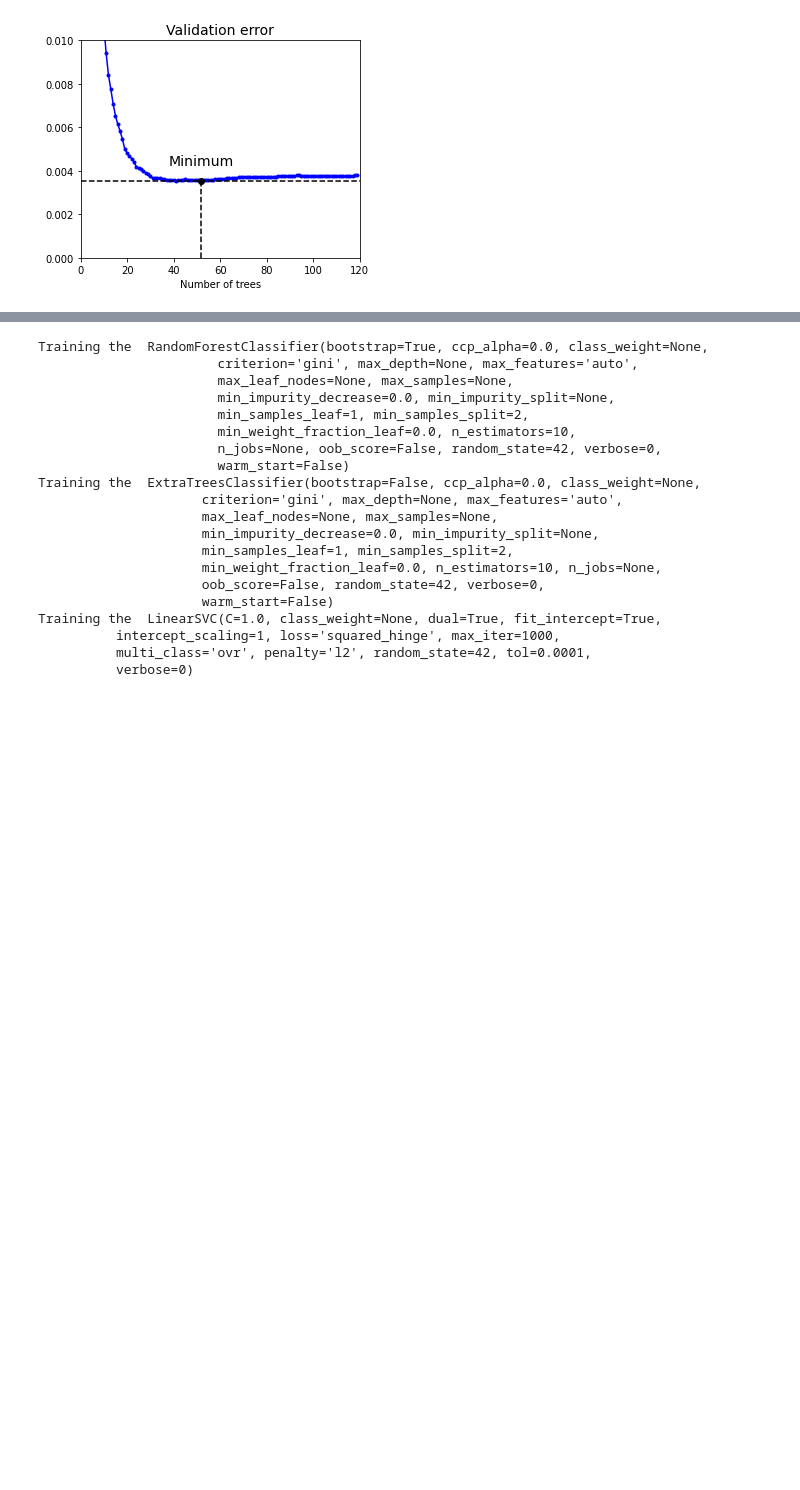
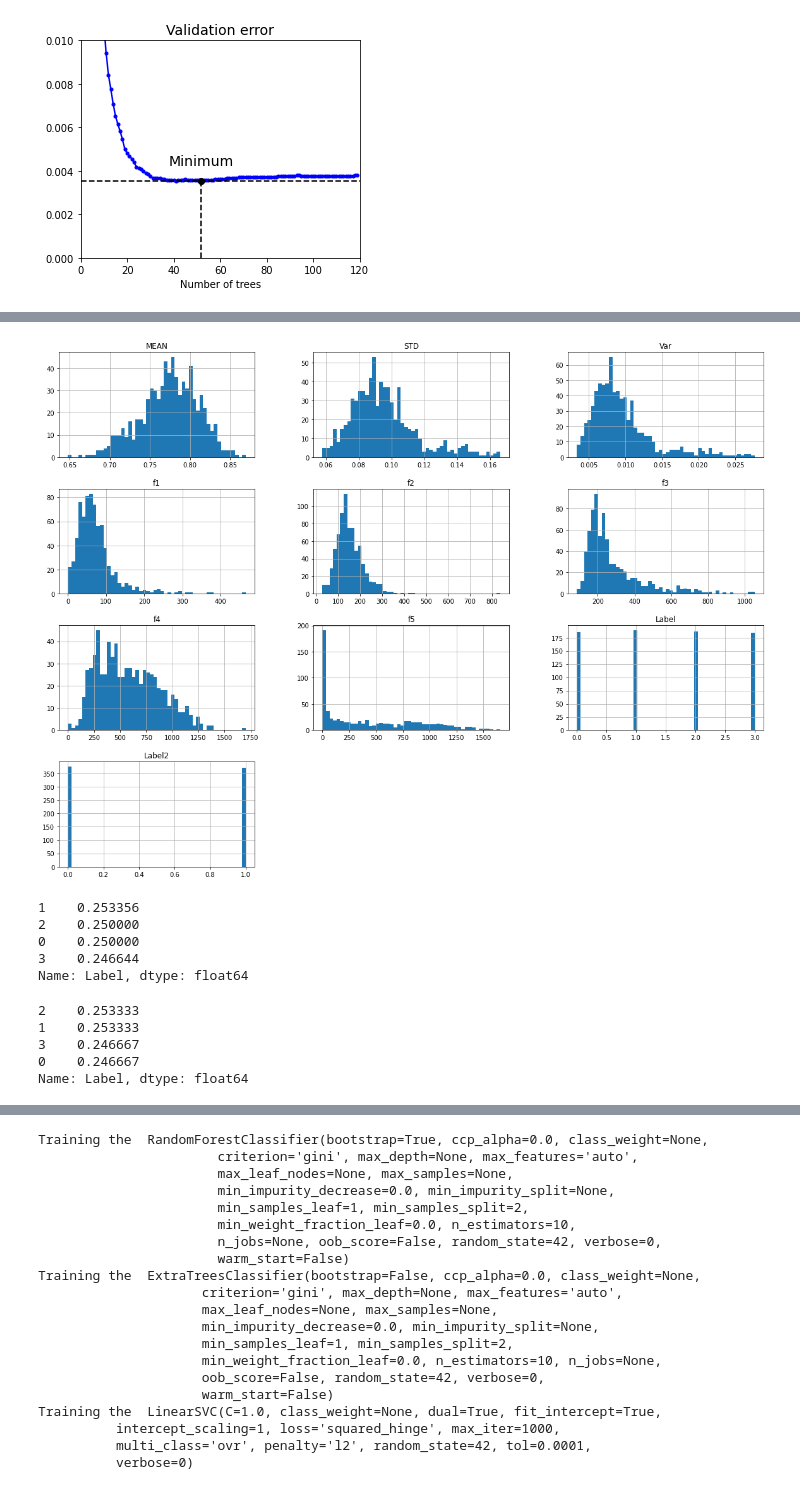
Before and after one commit to niuhaoyu16/Python-1-Read-CSV-files, a Jupyter notebook: ensemble_learning.ipynb, the cells around one changed output, grey strips where cells are left out. Drawn from its saved outputs; the diff is of its cells as text; code cells hidden in the pictures; blank space fills up the shorter version.

```diff
--- a/ensemble_learning.ipynb
+++ b/ensemble_learning.ipynb
@@ -308,0 +320,7 @@ X_train, X_val, y_train, y_val = train_test_split(
+# %%
+%matplotlib inline
+import matplotlib.pyplot as plt
+tree.hist(bins=50, figsize=(20,15))
+plt.show()
+# %% [output]
+[figure, added]
@@ -308,0 +333,16 @@ X_train, X_val, y_train, y_val = train_test_split(
+# %%
+strat_train_set["Label"].value_counts()/len(strat_train_set)
+# %% [output]
+1    0.253356
+2    0.250000
+0    0.250000
+3    0.246644
+Name: Label, dtype: float64
+# %%
+strat_test_set["Label"].value_counts()/len(strat_test_set)
+# %% [output]
+2    0.253333
+1    0.253333
+3    0.246667
+0    0.246667
+Name: Label, dtype: float64
```
Also changed, not shown: parts of 25 cells of this notebook.
